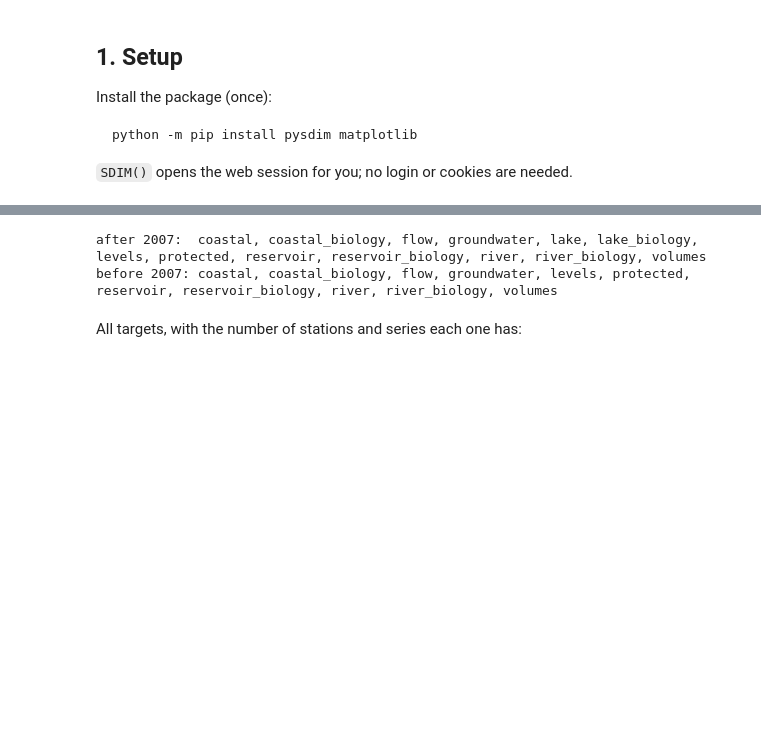
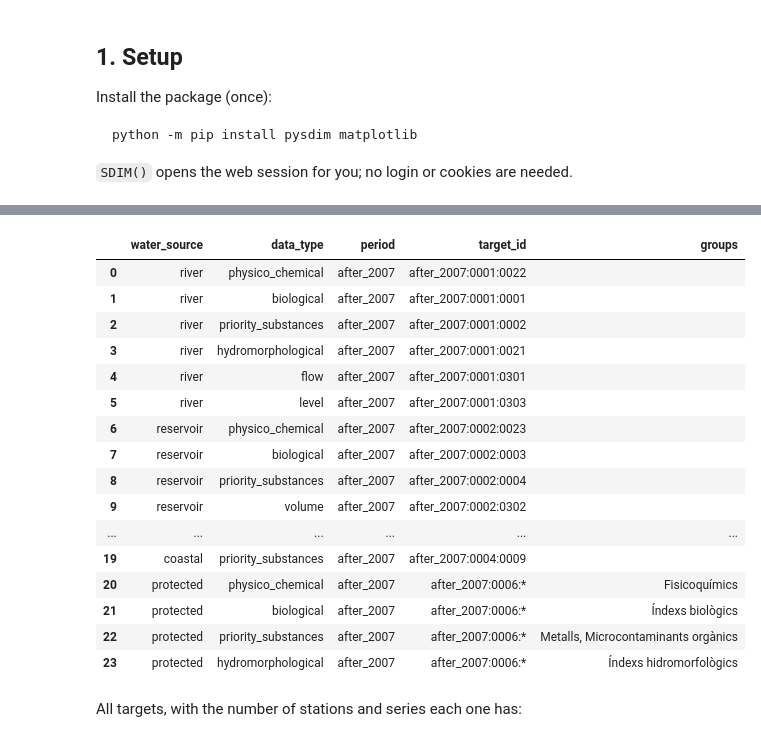
Before and after one commit to davitens/pySDIM, a Jupyter notebook: examples/tutorial.ipynb, the cells around one changed output, grey strips where cells are left out. Cells and saved outputs as stored; diff of their text form; code cells hidden in the pictures; blank space fills up the shorter version.

```diff
--- a/examples/tutorial.ipynb
+++ b/examples/tutorial.ipynb
@@ -55,9 +65,23 @@ named water types:
 # %%
-print("after 2007: ", ", ".join(water_types("after_2007")))
-print("before 2007:", ", ".join(water_types("before_2007")))
+data_sources("after_2007")
 # %% [output]
-after 2007:  coastal, coastal_biology, flow, groundwater, lake, lake_biology, levels, protected, reservoir, reservoir_biology, river, river_biology, volumes
-before 2007: coastal, coastal_biology, flow, groundwater, levels, protected, reservoir, reservoir_biology, river, river_biology, volumes
+|  | water_source | data_type | period | target_id | groups |
+| 0 | river | physico_chemical | after_2007 | after_2007:0001:0022 |  |
+| 1 | river | biological | after_2007 | after_2007:0001:0001 |  |
+| 2 | river | priority_substances | after_2007 | after_2007:0001:0002 |  |
+| 3 | river | hydromorphological | after_2007 | after_2007:0001:0021 |  |
+| 4 | river | flow | after_2007 | after_2007:0001:0301 |  |
+| 5 | river | level | after_2007 | after_2007:0001:0303 |  |
+| 6 | reservoir | physico_chemical | after_2007 | after_2007:0002:0023 |  |
+| 7 | reservoir | biological | after_2007 | after_2007:0002:0003 |  |
+| 8 | reservoir | priority_substances | after_2007 | after_2007:0002:0004 |  |
+| 9 | reservoir | volume | after_2007 | after_2007:0002:0302 |  |
+| ... | ... | ... | ... | ... | ... |
+| 19 | coastal | priority_substances | after_2007 | after_2007:0004:0009 |  |
+| 20 | protected | physico_chemical | after_2007 | after_2007:0006:* | Fisicoquímics |
+| 21 | protected | biological | after_2007 | after_2007:0006:* | Índexs biològics |
+| 22 | protected | priority_substances | after_2007 | after_2007:0006:* | Metalls, Microcontaminants orgànics |
+| 23 | protected | hydromorphological | after_2007 | after_2007:0006:* | Índexs hidromorfològics |
 # %% [markdown]
 All targets, with the number of stations and series each one has:
 # %%
```
Also changed, not shown: parts of 25 cells of this notebook, 9 other files.
